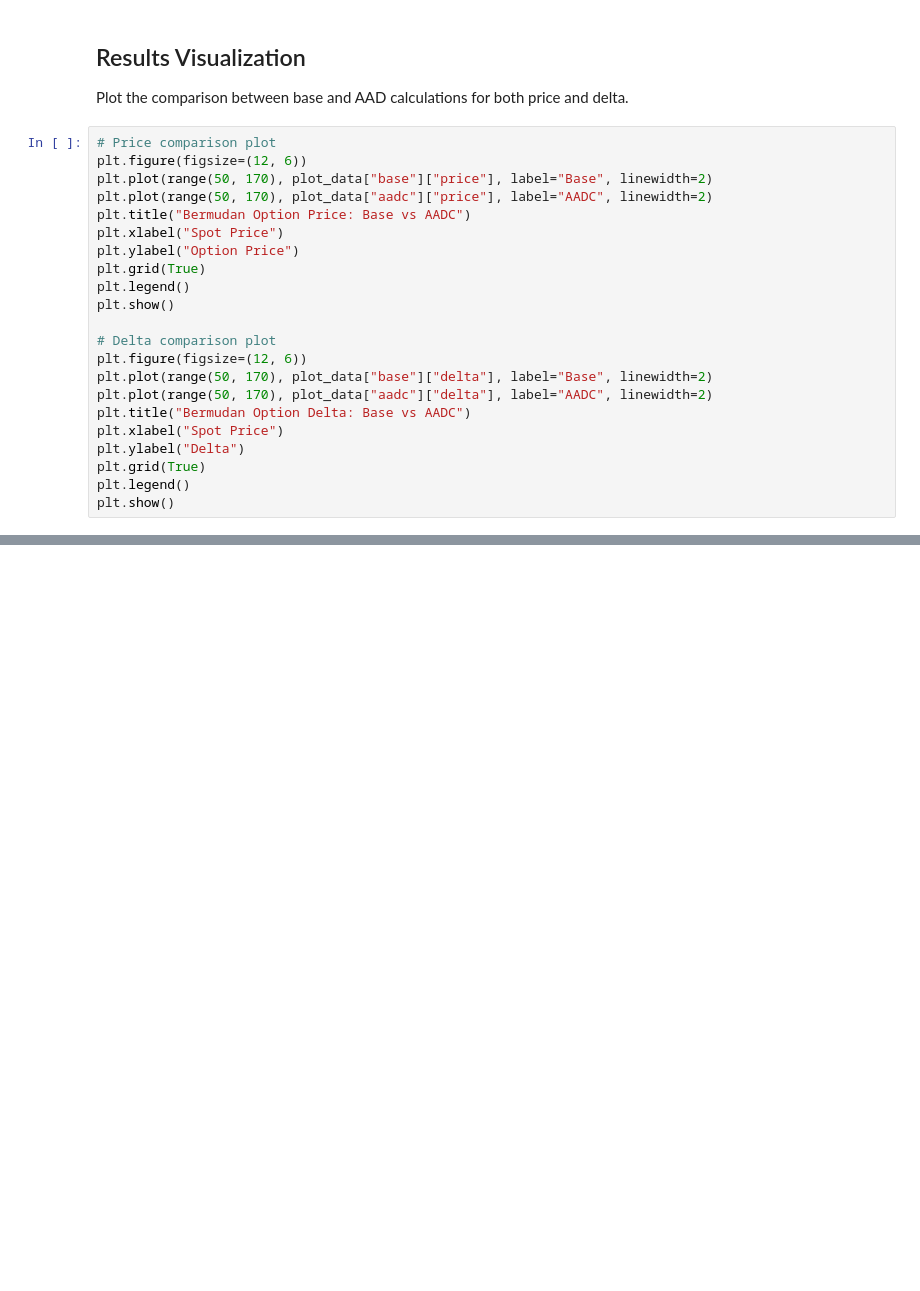
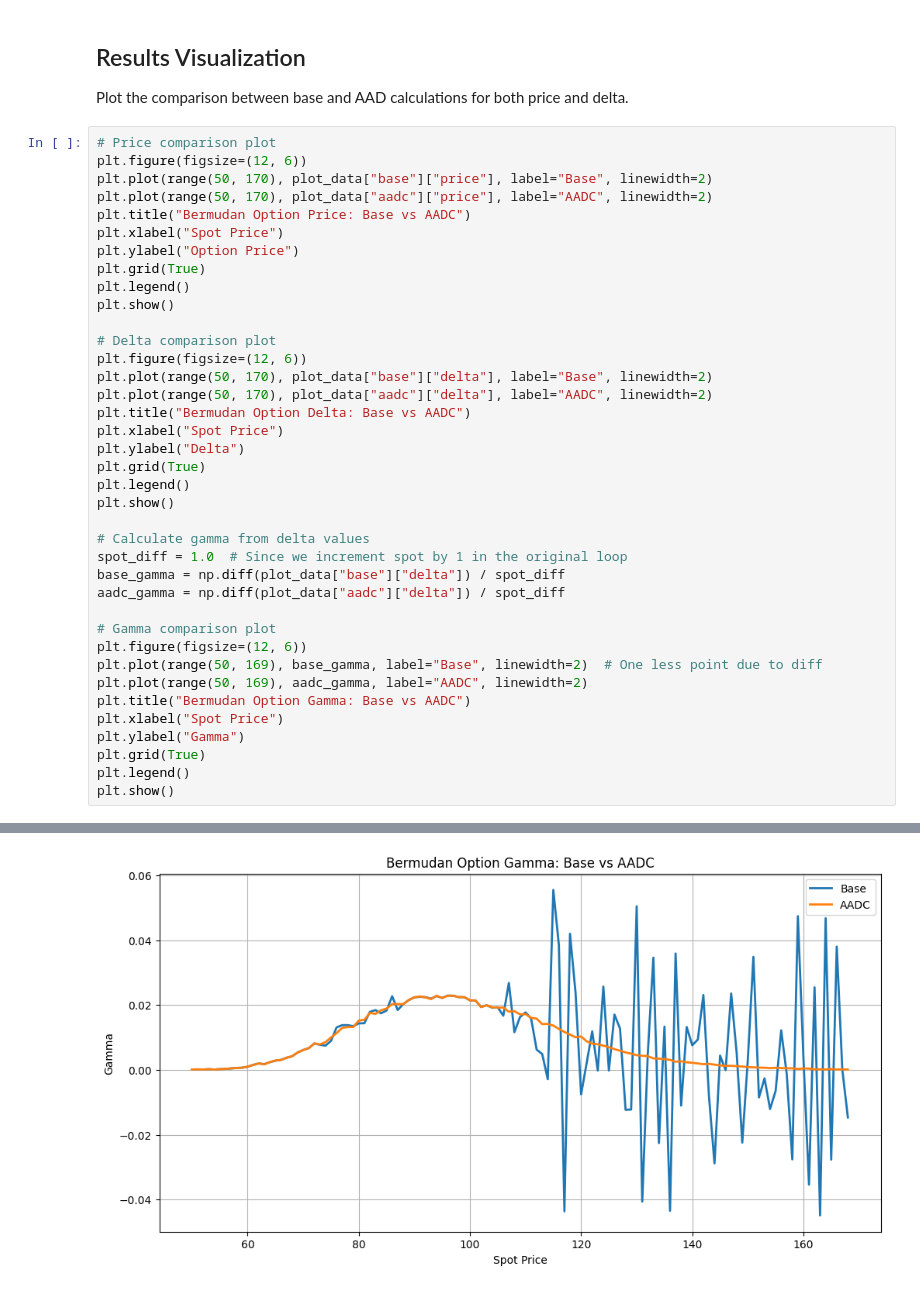
Before and after one commit to matlogica/AADC-xVA-prototype, a Jupyter notebook: analytics_aadc_exp_demo.ipynb, the cells around one changed output, grey strips where cells are left out. Cells and saved outputs as stored; diff of their text form; blank space fills up the shorter version.

Commit message:
Add gamma plot

```diff
--- a/analytics_aadc_exp_demo.ipynb
+++ b/analytics_aadc_exp_demo.ipynb
@@ -171,25 +171,42 @@ Plot the comparison between base and AAD calculations for both price and delta.
 # %%
 # Price comparison plot
 plt.figure(figsize=(12, 6))
 plt.plot(range(50, 170), plot_data["base"]["price"], label="Base", linewidth=2)
 plt.plot(range(50, 170), plot_data["aadc"]["price"], label="AADC", linewidth=2)
 plt.title("Bermudan Option Price: Base vs AADC")
 plt.xlabel("Spot Price")
 plt.ylabel("Option Price")
 plt.grid(True)
 plt.legend()
 plt.show()
 
 # Delta comparison plot
 plt.figure(figsize=(12, 6))
 plt.plot(range(50, 170), plot_data["base"]["delta"], label="Base", linewidth=2)
 plt.plot(range(50, 170), plot_data["aadc"]["delta"], label="AADC", linewidth=2)
 plt.title("Bermudan Option Delta: Base vs AADC")
 plt.xlabel("Spot Price")
 plt.ylabel("Delta")
 plt.grid(True)
 plt.legend()
 plt.show()
+
+# Calculate gamma from delta values
+spot_diff = 1.0  # Since we increment spot by 1 in the original loop
+base_gamma = np.diff(plot_data["base"]["delta"]) / spot_diff
+aadc_gamma = np.diff(plot_data["aadc"]["delta"]) / spot_diff
+
+# Gamma comparison plot
+plt.figure(figsize=(12, 6))
+plt.plot(range(50, 169), base_gamma, label="Base", linewidth=2)  # One less point due to diff
+plt.plot(range(50, 169), aadc_gamma, label="AADC", linewidth=2)
+plt.title("Bermudan Option Gamma: Base vs AADC")
+plt.xlabel("Spot Price")
+plt.ylabel("Gamma")
+plt.grid(True)
+plt.legend()
+plt.show()
 # %% [output]
 [figure]
 [figure]
+[figure, added]
```
